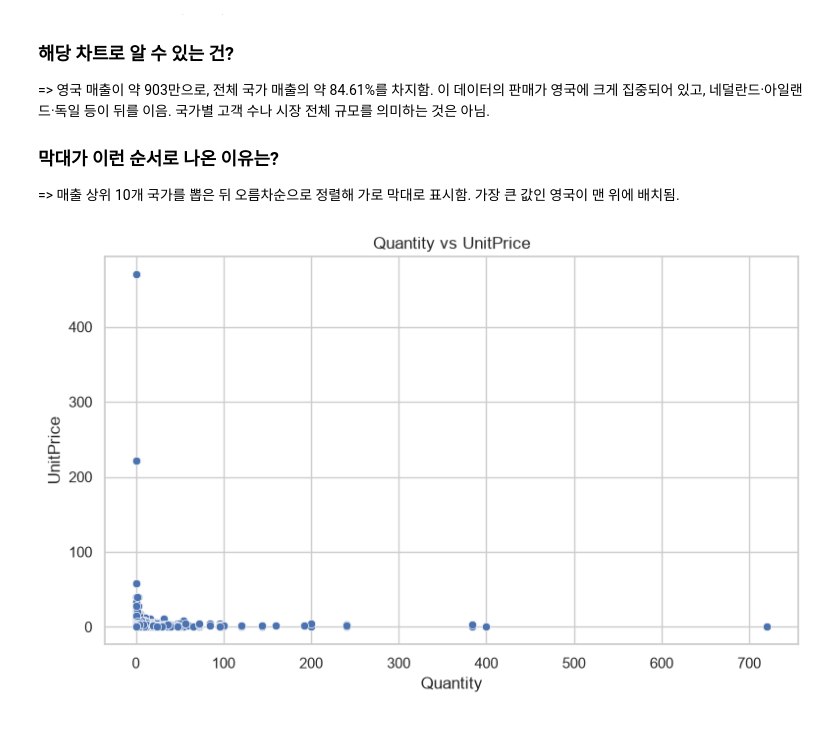
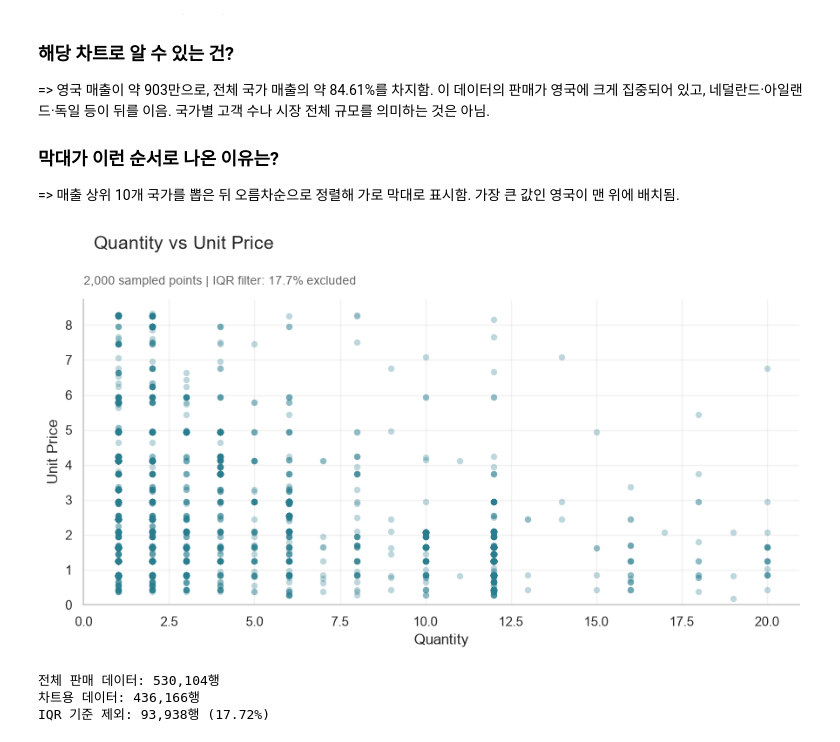
Before and after one commit to Beda28/S1-1, a Jupyter notebook: notebooks/analysis_report.ipynb, the cells around one changed output. Cells and saved outputs as stored; diff of their text form; code cells hidden in the pictures.

Commit message:
fix: data_fix

```diff
--- a/notebooks/analysis_report.ipynb
+++ b/notebooks/analysis_report.ipynb
@@ -285,24 +285,62 @@ plt.show()
 
 => 매출 상위 10개 국가를 뽑은 뒤 오름차순으로 정렬해 가로 막대로 표시함. 가장 큰 값인 영국이 맨 위에 배치됨.
 # %%
-sample = sales.sample(
-    n=min(2000, len(sales)),
-    random_state=42
-)
+def plot_quantity_price(sales, analyzer):
+    import matplotlib.pyplot as plt
+    import seaborn as sns
 
-plt.figure(figsize=(8, 5))
-sns.scatterplot(
-    data=sample,
-    x="Quantity",
-    y="UnitPrice",
-    # alpha=0.4
-)
+    with sns.axes_style("whitegrid"):
+        quantity_outliers = analyzer.detect_outliers("Quantity", sales)
+        price_outliers = analyzer.detect_outliers("UnitPrice", sales)
+        excluded_indices = quantity_outliers.index.union(price_outliers.index)
 
-plt.title("Quantity vs UnitPrice")
+        scatter_data = sales.drop(index=excluded_indices)
+        sample = scatter_data.sample(
+            n=min(2000, len(scatter_data)),
+            random_state=42
+        )
+        excluded_percent = len(excluded_indices) / len(sales) * 100
 
-plt.tight_layout()
-plt.savefig("figures/06_scatter.png")
-plt.show()
+        fig, ax = plt.subplots(figsize=(9, 5))
+        sns.scatterplot(
+            data=sample,
+            x="Quantity",
+            y="UnitPrice",
+            s=28,
+            alpha=0.3,
+            color="#287D8E",
+            linewidth=0,
+            ax=ax
+        )
+
+        fig.suptitle(
+            "Quantity vs Unit Price",
+            x=0.08, ha="left", fontsize=15
+        )
+        ax.set_title(
+            f"{len(sample):,} sampled points | IQR filter: {excluded_percent:.1f}% excluded",
+            loc="left", fontsize=10, color="#666666", pad=12
+        )
+        ax.set_xlabel("Quantity")
+        ax.set_ylabel("Unit Price")
+        ax.set_xlim(left=0)
+        ax.set_ylim(bottom=0)
+        ax.grid(alpha=0.25)
+        ax.set_axisbelow(True)
+        sns.despine(ax=ax)
+
+        fig.tight_layout()
+        fig.savefig("figures/06_scatter.png", dpi=150)
+        plt.show()
+
+        print(f"전체 판매 데이터: {len(sales):,}행")
+        print(f"차트용 데이터: {len(scatter_data):,}행")
+        print(f"IQR 기준 제외: {len(excluded_indices):,}행 ({excluded_percent:.2f}%)")
+
+plot_quantity_price(sales, analyzer)
 # %% [output]
-[figure, old version]
+[figure, new version]
+전체 판매 데이터: 530,104행
+차트용 데이터: 436,166행
+IQR 기준 제외: 93,938행 (17.72%)
 # %% [markdown]
```
Also changed, not shown: parts of 8 cells of this notebook, 5 other files.
